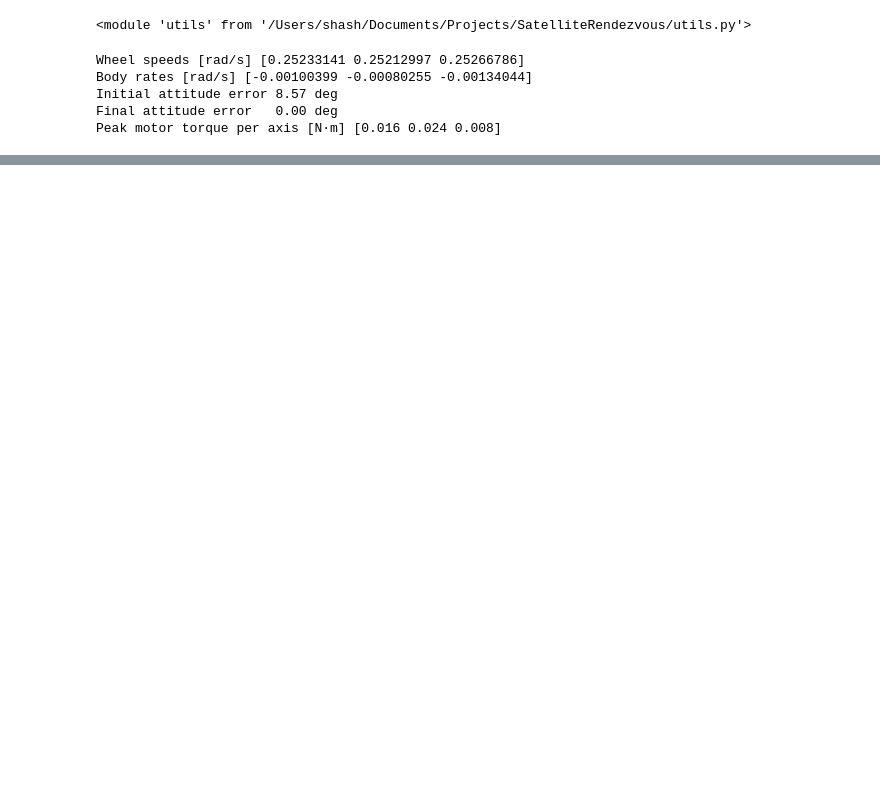
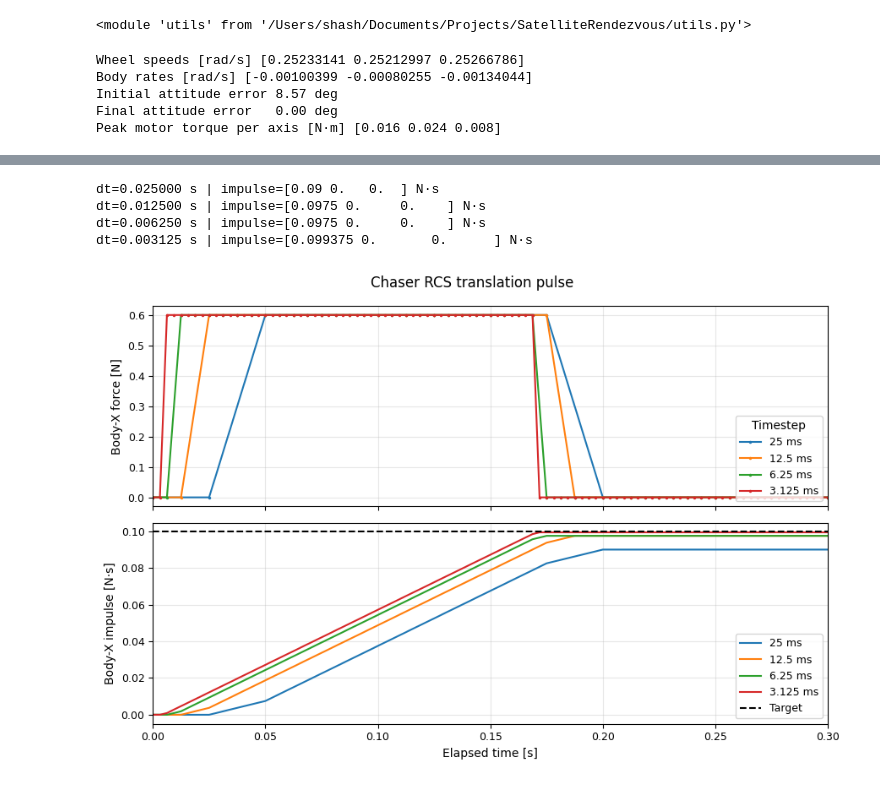
Before and after one commit to shashwath04/autonomous-rendezvous, a Jupyter notebook: 02_actuation_tests.ipynb, the cells around one changed output, grey strips where cells are left out. Saved outputs shown, nothing was run; the diff lists cells and outputs as text; code cells hidden in the pictures; blank space fills up the shorter version.

```diff
--- a/02_actuation_tests.ipynb
+++ b/02_actuation_tests.ipynb
@@ -49,0 +50,66 @@ TypeError: run_orbit() got an unexpected keyword argument 'rcs_wrench_body'
+# %%
+for dt_s in (0.025, 0.0125, 0.00625, 0.003125):
+    result = run_orbit(
+        dt_s=dt_s,
+        duration_s=2.0,
+        rcs_wrench_body=[0.10, 0, 0, 0, 0, 0],
+        rcs_pulse_window_s=1.0,
+    )
+    impulse = np.trapezoid(
+        result["rcs_force_body_n"],
+        result["time_s_chaser"],
+        axis=0,
+    )
+    print(f"dt={dt_s:.6f} s | impulse={impulse} N·s")
+# %% [output]
+dt=0.025000 s | impulse=[0.09 0.   0.  ] N·s
+dt=0.012500 s | impulse=[0.0975 0.     0.    ] N·s
+dt=0.006250 s | impulse=[0.0975 0.     0.    ] N·s
+dt=0.003125 s | impulse=[0.099375 0.       0.      ] N·s
+# %%
+import numpy as np
+import matplotlib.pyplot as plt
+
+from basilisk_runner import run_orbit
+
+fig, (ax_force, ax_impulse) = plt.subplots(
+    2, 1, sharex=True, figsize=(9, 6)
+)
+
+for dt_s in (0.025, 0.0125, 0.00625, 0.003125):
+    result = run_orbit(
+        dt_s=dt_s,
+        duration_s=2.0,
+        rcs_wrench_body=[0.10, 0, 0, 0, 0, 0],
+        rcs_pulse_window_s=1.0,
+    )
+
+    t = result["time_s_chaser"]
+    fx = result["rcs_force_body_n"][:, 0]
+
+    # Integrate between adjacent samples, then accumulate from zero.
+    impulse_x = np.r_[0.0, np.cumsum(
+        0.5 * (fx[:-1] + fx[1:]) * np.diff(t)
+    )]
+
+    label = f"{dt_s * 1000:g} ms"
+    ax_force.plot(t, fx, ".-", markersize=3, label=label)
+    ax_impulse.plot(t, impulse_x, label=label)
+
+ax_force.set_ylabel("Body-X force [N]")
+ax_force.legend(title="Timestep")
+
+ax_impulse.axhline(0.100, color="black", linestyle="--", label="Target")
+ax_impulse.set_ylabel("Body-X impulse [N·s]")
+ax_impulse.set_xlabel("Elapsed time [s]")
+ax_impulse.legend()
+
+ax_impulse.set_xlim(0, 0.3)
+for ax in (ax_force, ax_impulse):
+    ax.grid(alpha=0.3)
+
+fig.suptitle("Chaser RCS translation pulse")
+fig.tight_layout()
+plt.show()
+# %% [output]
+[figure, added]
```
Also changed, not shown: parts of 3 cells of this notebook, 2 other files.
